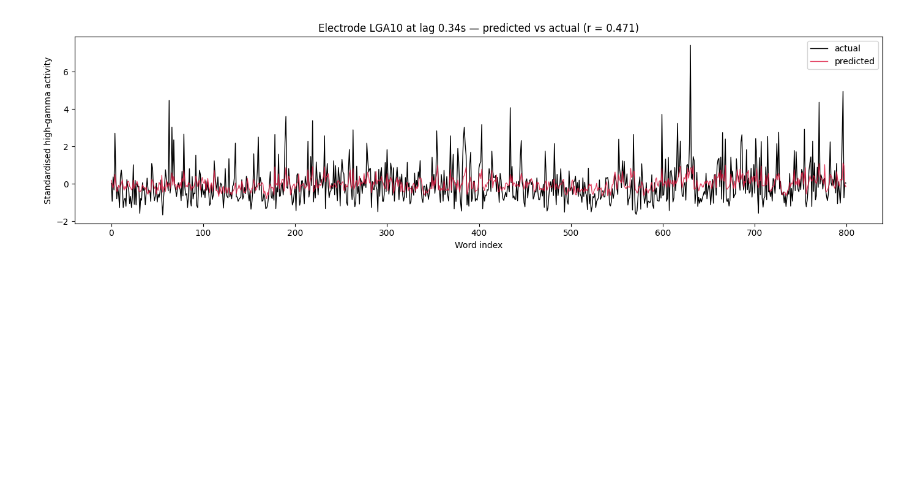
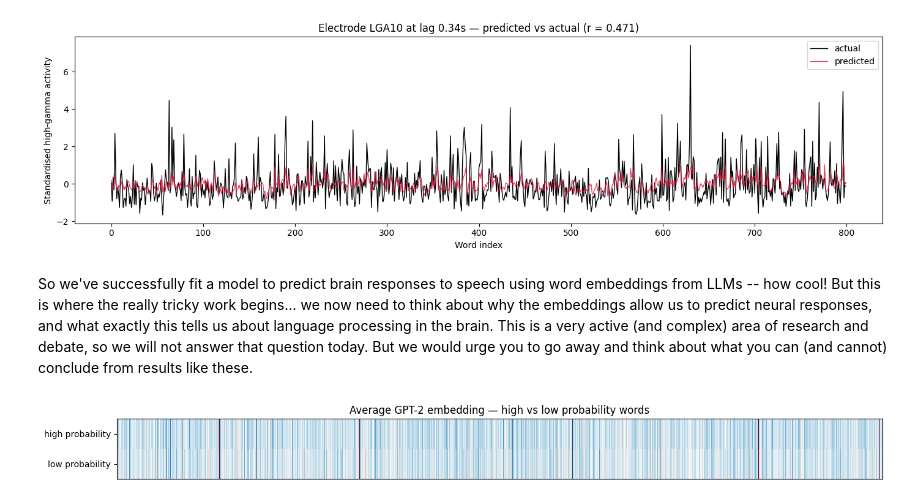
Before and after one commit to bootstrapbill/encoding_model_tutorial, a Jupyter notebook: notebooks/encoding_tutorial.ipynb, the cells around one changed output. Saved outputs shown, nothing was run; the diff lists cells and outputs as text; code cells hidden in the pictures; blank space fills up the shorter version.

```diff
--- a/notebooks/encoding_tutorial.ipynb
+++ b/notebooks/encoding_tutorial.ipynb
@@ -508,3 +494,24 @@ plt.show()
 # %% [output]
 Electrode: LGA10, best lag: 0.34 s
 [figure]
+# %% [markdown]
+So we've successfully fit a model to predict brain responses to speech using word embeddings from LLMs -- how cool! But this is where the really tricky work begins... we now need to think about why the embeddings allow us to predict neural responses, and what exactly this tells us about language processing in the brain. This is a very active (and complex) area of research and debate, so we will not answer that question today. But we would urge you to go away and think about what you can (and cannot) conclude from results like these.
+# %%
+# Split embeddings by word probability
+high_prob_emb = averaged_embeddings[high_prob_mask].mean(axis=0)
+low_prob_emb = averaged_embeddings[low_prob_mask].mean(axis=0)
+
+# Stack into a 2×D matrix for imshow
+matrix = np.stack([high_prob_emb, low_prob_emb])
+vmax = 5 # np.max(np.abs(matrix))
+
+fig, ax = plt.subplots(figsize=(14, 1.5))
+ax.imshow(matrix, aspect="auto", cmap="RdBu_r", vmin=-vmax, vmax=vmax, interpolation="nearest")
+ax.set_yticks([0, 1])
+ax.set_yticklabels(["high probability", "low probability"])
+ax.set_xticks([])
+ax.set_title("Average GPT-2 embedding — high vs low probability words")
+plt.tight_layout()
+plt.show()
+# %% [output]
+[figure, added]
```
Also changed, not shown: parts of 10 cells of this notebook.
